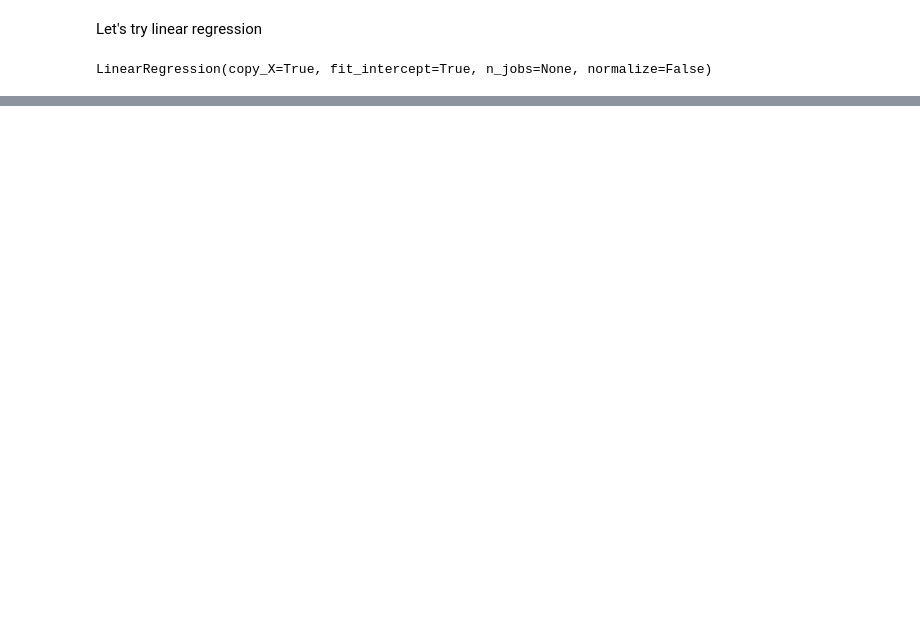
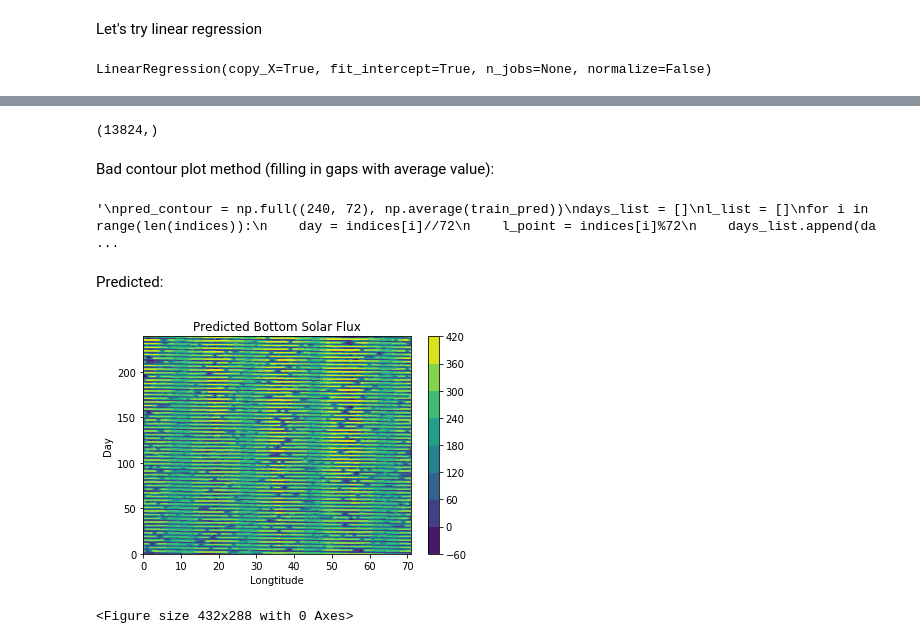
Before and after one commit to aremorov/mars_atmosphere_ML, a Jupyter notebook: ML2.ipynb, the cells around one changed output, grey strips where cells are left out. Saved outputs shown, nothing was run; the diff lists cells and outputs as text; code cells hidden in the pictures; blank space fills up the shorter version.

Commit message:
Contains plots of predicted bottom solar flux

```diff
--- a/ML2.ipynb
+++ b/ML2.ipynb
@@ -187,7 +288,7 @@ Let's try linear regression
 from sklearn.linear_model import LinearRegression
 
 lin_reg = LinearRegression()
-lin_reg.fit(train_in, train_out)
+lin_reg.fit(strain_in, strain_out)
 # %% [output]
 LinearRegression(copy_X=True, fit_intercept=True, n_jobs=None, normalize=False)
 # %%
@@ -201,0 +307,2 @@ lin_rmse
+# %%
+train_pred = s2.inverse_transform(strain_pred) #predicted ground solar flux
@@ -201,0 +325,54 @@ lin_rmse
+# %%
+train_out.shape
+# %% [output]
+(13824,)
+# %% [markdown]
+Bad contour plot method (filling in gaps with average value):
+# %%
+"""
+pred_contour = np.full((240, 72), np.average(train_pred))
+days_list = []
+l_list = []
+for i in range(len(indices)):
+    day = indices[i]//72
+    l_point = indices[i]%72
+    days_list.append(day)
+    l_list.append(l_point)
+    pred_contour[day][l_point] = train_pred[i]
+days_list = np.array(days_list)
+l_list = np.array(l_list)
+
+out_contour = np.full((240, 72), np.average(train_out))
+
+for i in range(len(indices)):
+    day = indices[i]//72
+    l_point = indices[i]%72
+    out_contour[day][l_point] = train_out[i]
+
+plt.contourf(out_contour)
+plt.colorbar()
+plt.title("Actual Bottom Solar Flux")
+plt.xlabel("longtitude")
+plt.ylabel("day")
+plt.show()
+plt.savefig("Actual")
+"""
+# %% [output]
+'\npred_contour = np.full((240, 72), np.average(train_pred))\ndays_list = []\nl_list = []\nfor i in range(len(indices)):\n    day = indices[i]//72\n    l_point = indices[i]%72\n    days_list.append(da ...
+# %% [markdown]
+Predicted:
+# %%
+plt.tricontour(l_list, days_list, train_pred[:,0], linewidths=0)
+plt.xlabel("Longtitude")
+plt.ylabel("Day")
+cntr2 = plt.tricontourf(l_list, days_list, train_pred[:,0])
+
+plt.colorbar(cntr2)
+plt.title('Predicted Bottom Solar Flux')
+
+plt.subplots_adjust(hspace=0.5)
+plt.show()
+plt.savefig("predicted.pdf")
+# %% [output]
+[figure, added]
+<Figure size 432x288 with 0 Axes>
```
Also changed, not shown: parts of 26 cells of this notebook.
